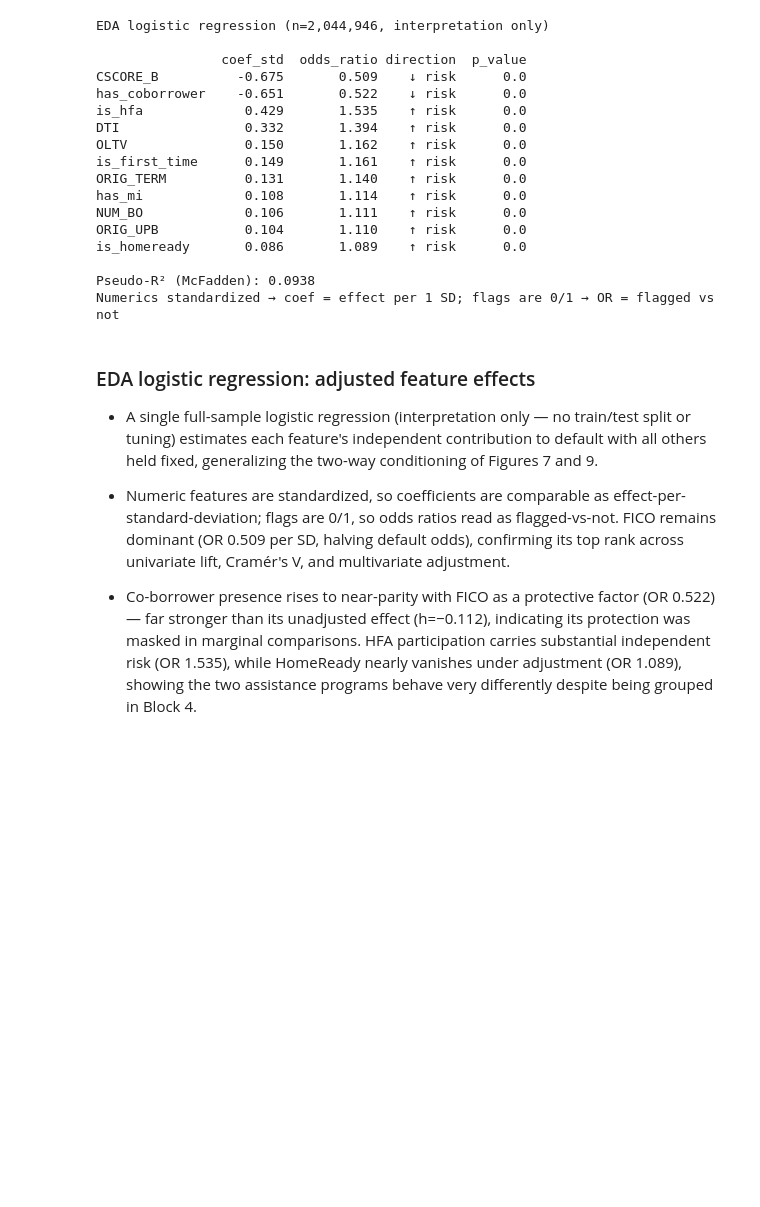
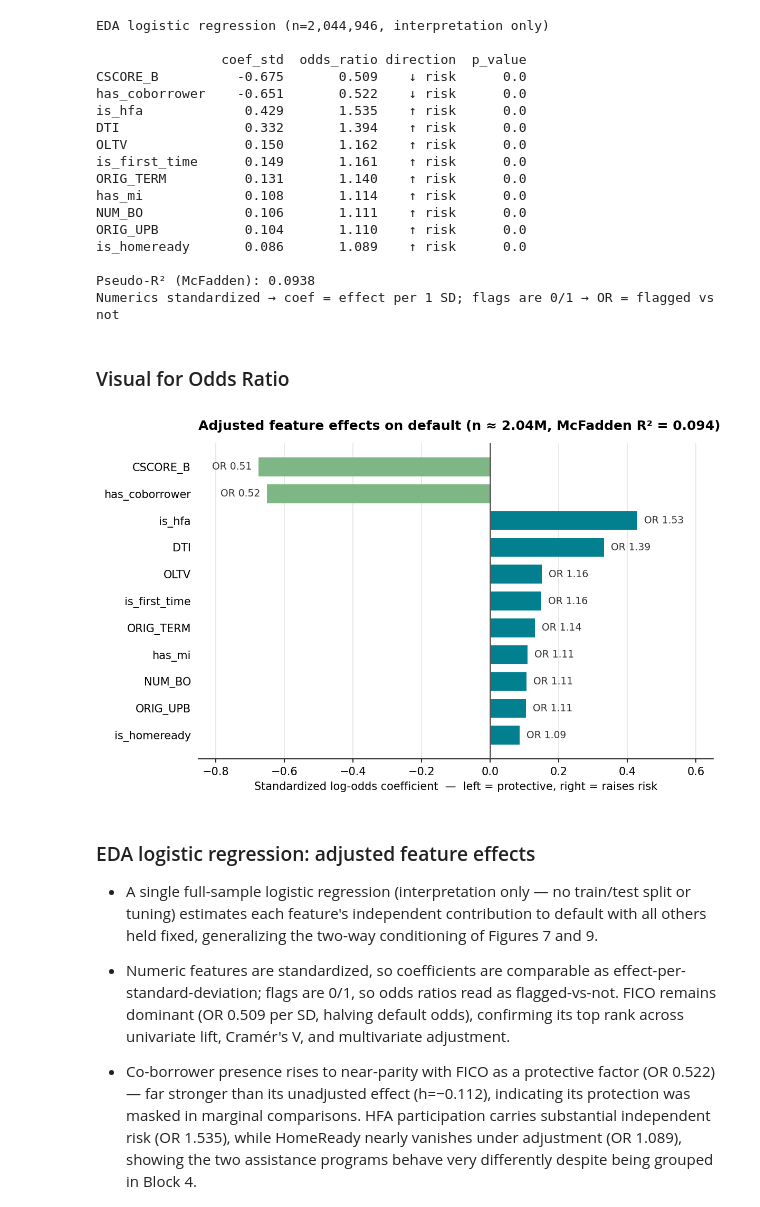
Before and after one commit to PhillipJRoman/loan-portfolio-optimization, a Jupyter notebook: eda/05_statistical_tests.ipynb, the cells around one changed output. Saved outputs shown, nothing was run; the diff lists cells and outputs as text; code cells hidden in the pictures; blank space fills up the shorter version.

```diff
--- a/eda/05_statistical_tests.ipynb
+++ b/eda/05_statistical_tests.ipynb
@@ -305,6 +353,59 @@ is_homeready       0.086       1.089    ↑ risk      0.0
 
 Pseudo-R² (McFadden): 0.0938
 Numerics standardized → coef = effect per 1 SD; flags are 0/1 → OR = flagged vs not
+# %% [markdown]
+### Visual for Odds Ratio
+# %%
+import matplotlib.pyplot as plt
+import numpy as np
+
+# sorted by |coef_std| descending
+features = ["CSCORE_B", "has_coborrower", "is_hfa", "DTI", "OLTV",
+           "is_first_time", "ORIG_TERM", "has_mi", "NUM_BO", "ORIG_UPB", "is_homeready"]
+coef_std   = [-0.675, -0.651, 0.429, 0.332, 0.150,
+              0.149, 0.131, 0.108, 0.106, 0.104, 0.086]
+odds_ratio = [0.509, 0.522, 1.535, 1.394, 1.162,
+              1.161, 1.140, 1.114, 1.111, 1.110, 1.089]
+
+TEAL_RISK = "#028090"   # coef > 0, raises risk
+GREEN_PROT = "#7FB685"  # coef < 0, protective
+colors = [TEAL_RISK if c > 0 else GREEN_PROT for c in coef_std]
+
+y = np.arange(len(features))[::-1]   # first feature on top
+fig, ax = plt.subplots(figsize=(8, 5), dpi=150)
+ax.barh(y, coef_std, color=colors, height=0.7)   # bars grow from 0, both directions
+ax.axvline(0, color="#555555", linewidth=1.2, zorder=3)
+
+ax.set_yticks(y)
+ax.set_yticklabels(features, fontsize=10)
+
+# label each bar with its ODDS RATIO (more interpretable than the raw coef),
+# placed on the outboard end so it never sits under the axis line
+for yi, c, orv in zip(y, coef_std, odds_ratio):
+    if c > 0:
+        ax.text(c + 0.02, yi, f"OR {orv:.2f}", va="center", ha="left",
+                fontsize=9, color="#333333")
+    else:
+        ax.text(c - 0.02, yi, f"OR {orv:.2f}", va="center", ha="right",
+                fontsize=9, color="#333333")
+
+ax.set_xlabel("Standardized log-odds coefficient  —  left = protective, right = raises risk",
+              fontsize=10)
+ax.set_xlim(-0.85, 0.65)   # a little room past CSCORE_B's -0.675 for its label
+
+for spine in ["top", "right", "left"]:
+    ax.spines[spine].set_visible(False)
+ax.tick_params(left=False)
+ax.xaxis.grid(True, color="#E5E5E5", linewidth=0.8)
+ax.set_axisbelow(True)
+
+ax.set_title("Adjusted feature effects on default (n ≈ 2.04M, McFadden R² = 0.094)",
+             fontsize=12, fontweight="bold", loc="left", pad=12)
+
+plt.tight_layout()
+plt.show()
+# %% [output]
+[figure, added]
 # %% [markdown]
 ### EDA logistic regression: adjusted feature effects
 - A single full-sample logistic regression (interpretation only — no train/test split or tuning) estimates each feature's independent contribution to default with all others held fixed, generalizing the two-way conditioning of Figures 7 and 9.
```
Also changed, not shown: parts of 2 cells of this notebook.
